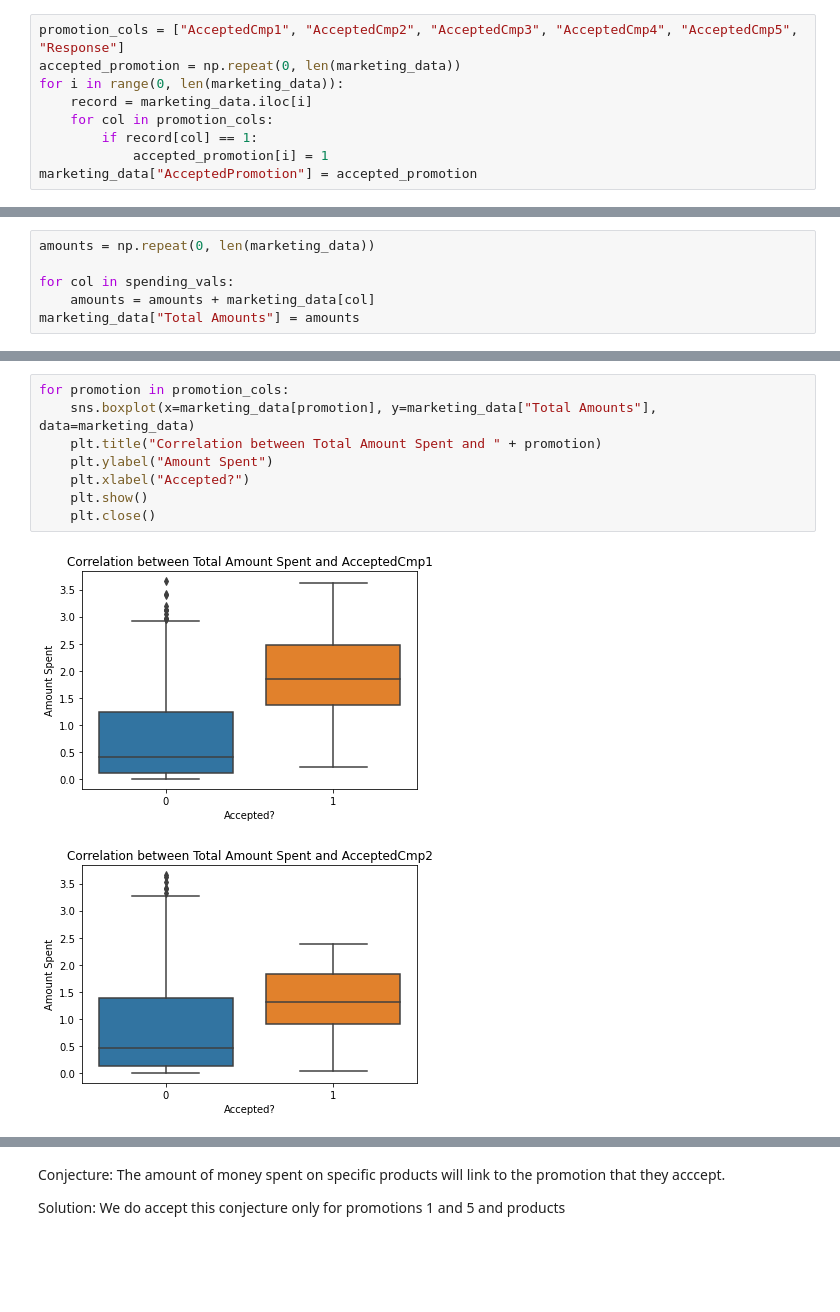
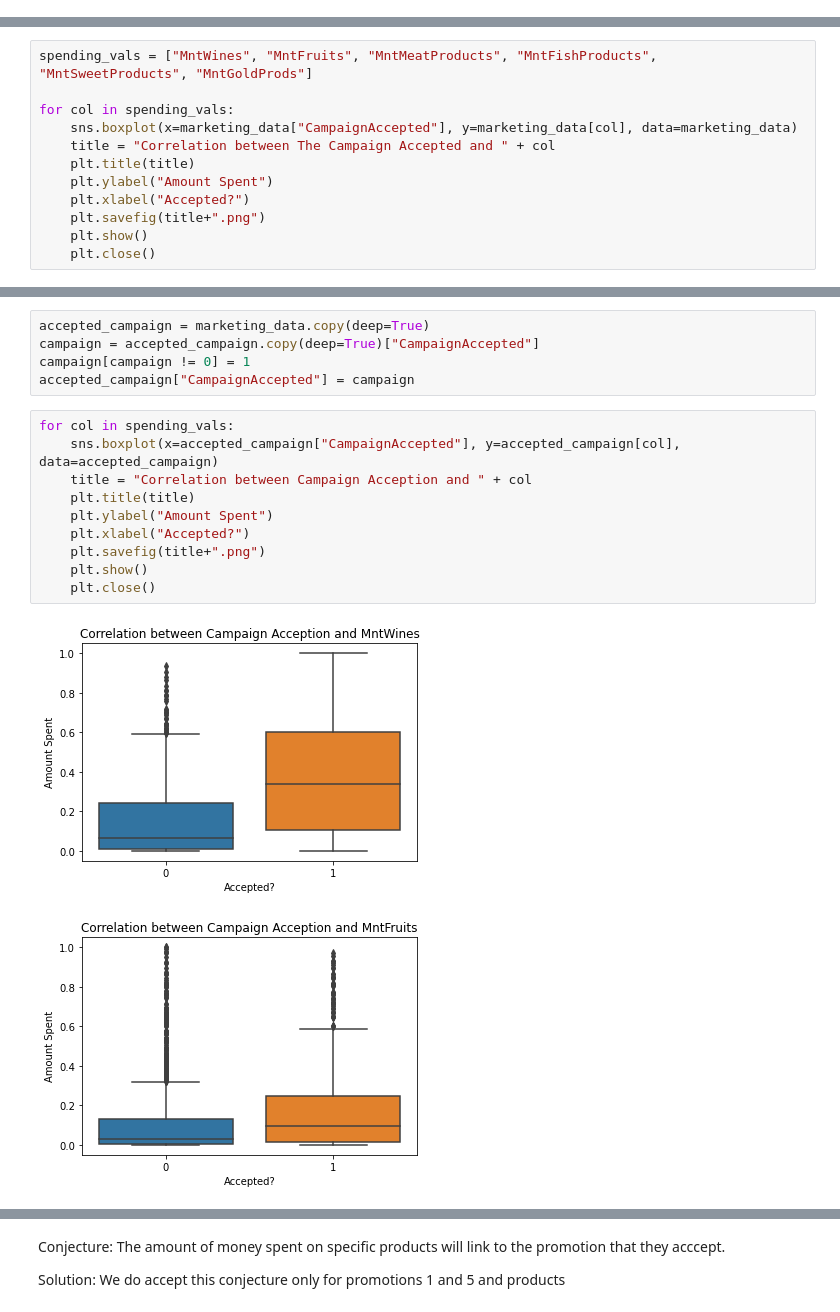
Before and after one commit to aschuliger/DS501_CaseStudy4, a Jupyter notebook: ashley_conjectures.ipynb, the cells around one changed output, grey strips where cells are left out. Cells and saved outputs as stored; diff of their text form; blank space fills up the shorter version.

```diff
--- a/ashley_conjectures.ipynb
+++ b/ashley_conjectures.ipynb
@@ -53,9 +9,0 @@ marketing_data = marketing_data[columns_to_keep]
-# %%
-promotion_cols = ["AcceptedCmp1", "AcceptedCmp2", "AcceptedCmp3", "AcceptedCmp4", "AcceptedCmp5", "Response"]
-accepted_promotion = np.repeat(0, len(marketing_data))
-for i in range(0, len(marketing_data)):
-    record = marketing_data.iloc[i]
-    for col in promotion_cols:
-        if record[col] == 1:
-            accepted_promotion[i] = 1
-marketing_data["AcceptedPromotion"] = accepted_promotion
@@ -66,6 +40,12 @@ VizCorr.get_correlation_matrix(marketing_data, "Training Set Feature Correlation
-# %%
-amounts = np.repeat(0, len(marketing_data))
-
-for col in spending_vals:
-    amounts = amounts + marketing_data[col]
-marketing_data["Total Amounts"] = amounts
+# %%
+spending_vals = ["MntWines", "MntFruits", "MntMeatProducts", "MntFishProducts", "MntSweetProducts", "MntGoldProds"]
+
+for col in spending_vals:
+    sns.boxplot(x=marketing_data["CampaignAccepted"], y=marketing_data[col], data=marketing_data)
+    title = "Correlation between The Campaign Accepted and " + col
+    plt.title(title)
+    plt.ylabel("Amount Spent")
+    plt.xlabel("Accepted?")
+    plt.savefig(title+".png")
+    plt.show()
+    plt.close()
@@ -72,11 +59,18 @@ marketing_data["Total Amounts"] = amounts
+# %%
+accepted_campaign = marketing_data.copy(deep=True)
+campaign = accepted_campaign.copy(deep=True)["CampaignAccepted"]
+campaign[campaign != 0] = 1
+accepted_campaign["CampaignAccepted"] = campaign
 # %%
-for promotion in promotion_cols:
-    sns.boxplot(x=marketing_data[promotion], y=marketing_data["Total Amounts"], data=marketing_data)
-    plt.title("Correlation between Total Amount Spent and " + promotion)
+for col in spending_vals:
+    sns.boxplot(x=accepted_campaign["CampaignAccepted"], y=accepted_campaign[col], data=accepted_campaign)
+    title = "Correlation between Campaign Acception and " + col
+    plt.title(title)
     plt.ylabel("Amount Spent")
     plt.xlabel("Accepted?")
+    plt.savefig(title+".png")
     plt.show()
     plt.close()
 # %% [output]
-[figure, old version]
+[figure, new version]
-[figure, old version]
+[figure, new version]
```
Also changed, not shown: parts of 16 cells of this notebook, 20 other files.
